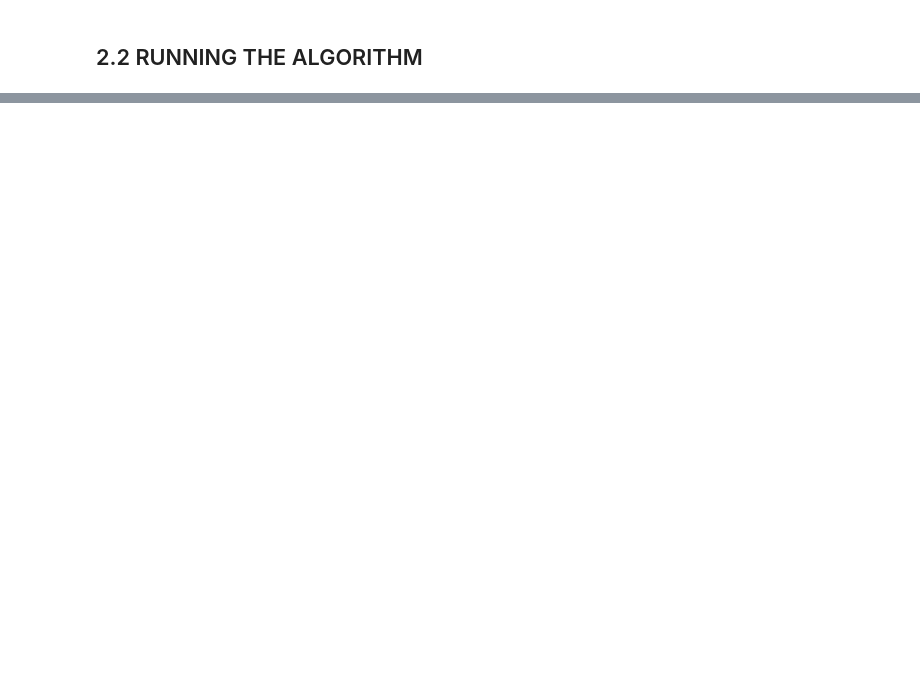
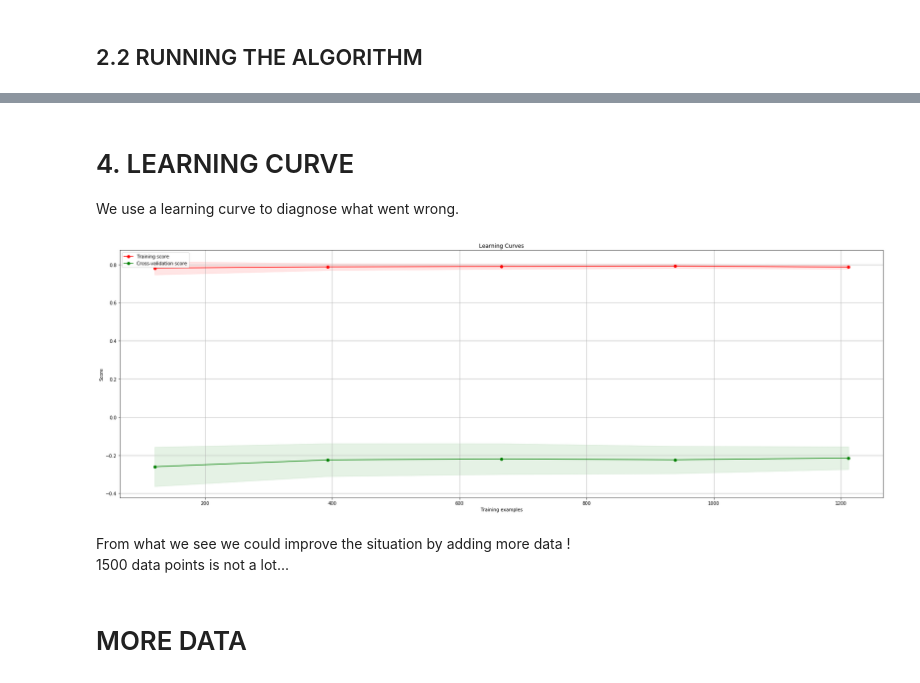
Before and after one commit to edouardcuny/quant, a Jupyter notebook: Carmela/playing.ipynb, the cells around one changed output, grey strips where cells are left out. Drawn from its saved outputs; the diff is of its cells as text; code cells hidden in the pictures; blank space fills up the shorter version.

```diff
--- a/Carmela/playing.ipynb
+++ b/Carmela/playing.ipynb
@@ -11,13 +9,13 @@ import matplotlib
 def get_series(TICKER):
     '''
     input : a ticker
-    output : the corresponding dataframe
+    output : pandas series with adjusted close and dates as index
+    NB : the csv extract from which we read the data go from 1/1/2012 to 12/31/2017
     '''
-    path = "/Users/edouardcuny/Desktop/quant/Carmela/data/" + TICKER + ".csv"
+    path = "/Users/edouardcuny/Desktop/quant/Carmela/data/" + TICKER
     df = pd.read_csv(path, index_col='Date', dtype={'Adj Close': np.float64}, na_values='null')
     df = df['Adj Close']
     df = df.rename(TICKER)
-    # print str(TICKER) + ' : ' + str(len(df))
     return df
 # %%
 def print_info_stock(df):
@@ -286,0 +266,53 @@ array([  3.62990044e-01,  -1.54169058e+00,   1.03113203e+00,
+# %% [markdown]
+# 4. LEARNING CURVE
+
+We use a learning curve to diagnose what went wrong.
+# %%
+import numpy as np
+import matplotlib.pyplot as plt
+from sklearn.model_selection import learning_curve
+from sklearn.model_selection import ShuffleSplit
+
+def plot_learning_curve(estimator, title, X, y, ylim=None, cv=None,
+                        n_jobs=1, train_sizes=np.linspace(.1, 1.0, 5)):
+    plt.figure()
+    plt.title(title)
+    plt.xlabel("Training examples")
+    plt.ylabel("Score")
+    train_sizes, train_scores, test_scores = learning_curve(
+        estimator, X, y, cv=cv, n_jobs=n_jobs, train_sizes=train_sizes)
+    train_scores_mean = np.mean(train_scores, axis=1)
+    train_scores_std = np.std(train_scores, axis=1)
+    test_scores_mean = np.mean(test_scores, axis=1)
+    test_scores_std = np.std(test_scores, axis=1)
+    plt.grid()
+
+    plt.fill_between(train_sizes, train_scores_mean - train_scores_std,
+                     train_scores_mean + train_scores_std, alpha=0.1,
+                     color="r")
+    plt.fill_between(train_sizes, test_scores_mean - test_scores_std,
+                     test_scores_mean + test_scores_std, alpha=0.1, color="g")
+    plt.plot(train_sizes, train_scores_mean, 'o-', color="r",
+             label="Training score")
+    plt.plot(train_sizes, test_scores_mean, 'o-', color="g",
+             label="Cross-validation score")
+
+    plt.legend(loc="best")
+
+
+    return plt
+
+
+title = "Learning Curves"
+cv = ShuffleSplit(n_splits=100, test_size=0.2, random_state=0)
+estimator = clf
+plot_learning_curve(estimator, title, X, Y, cv=cv, n_jobs=4)
+
+plt.show()
+# %% [output]
+[figure, added]
+# %% [markdown]
+From what we see we could improve the situation by adding more data ! <br>
+1500 data points is not a lot...
+# %% [markdown]
+# MORE DATA
```
Also changed, not shown: parts of 31 cells of this notebook, 2 other files.
